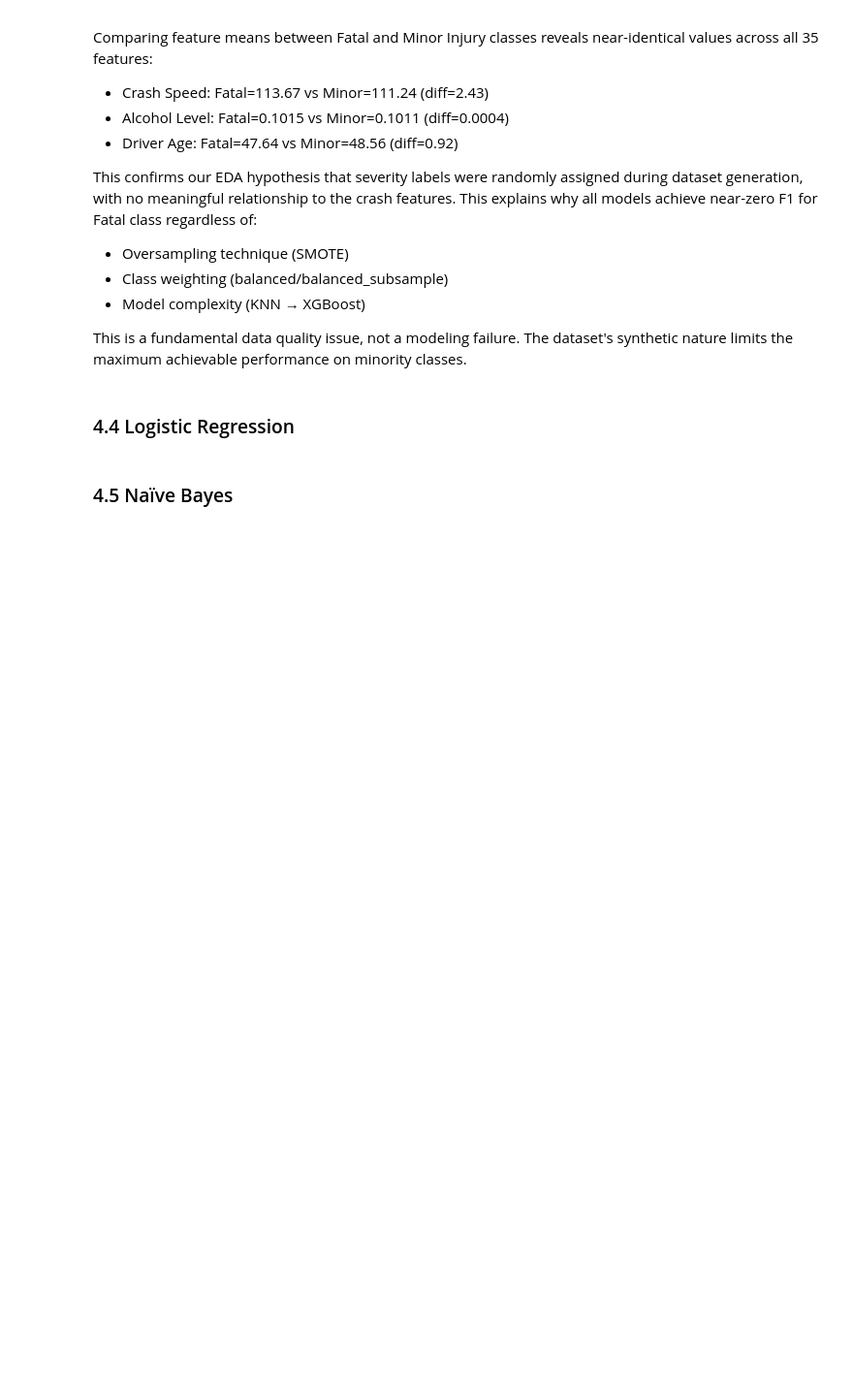
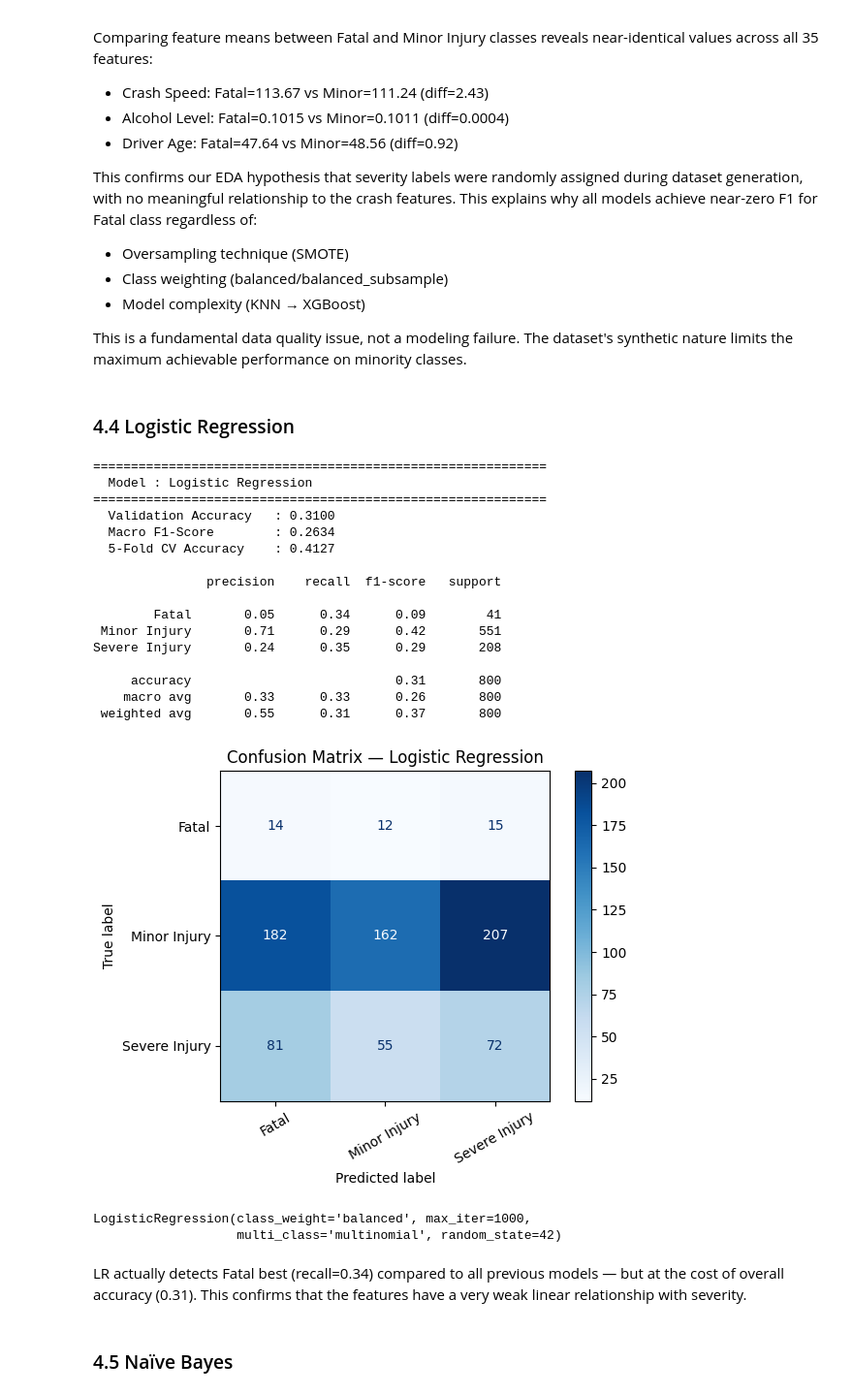
Before and after one commit to GannaReda/ML-55-20722, a Jupyter notebook: car_crash_severity_prediction.ipynb, the cells around one changed output. Shown at 97% size. Cells and saved outputs as stored; diff of their text form; code cells hidden in the pictures; blank space fills up the shorter version.

```diff
--- a/car_crash_severity_prediction.ipynb
+++ b/car_crash_severity_prediction.ipynb
@@ -1185,20 +1185,42 @@ performance on minority classes.
 # %% [markdown]
 ### 4.4 Logistic Regression
 # %%
+# ── Logistic Regression ────────────────────────────────────────
 lr = LogisticRegression(
     multi_class='multinomial',
     solver='lbfgs',
     max_iter=1000,
     C=1.0,               # regularization strength (smaller = stronger)
     class_weight='balanced',
-    random_state=RANDOM_STATE
+    random_state=42
 )
-evaluate_model('Logistic Regression', lr, X_train_sc, y_train, X_val_sc, y_val, use_scaled=True)
+evaluate_model('Logistic Regression', lr, X_val_sc, y_val)
 
-# Comment:
-# Logistic Regression models the probability of each class using a
-# log-odds linear combination of features. It requires feature scaling.
 # 'multinomial' mode extends binary LR to multi-class classification.
 # C controls regularization: lower C → stronger L2 penalty → simpler model.
+# class_weight='balanced' combined with SMOTE training data helps
+# the model pay more attention to minority classes (Fatal, Severe Injury).
+# %% [output]
+============================================================
+  Model : Logistic Regression
+============================================================
+  Validation Accuracy   : 0.3100
+  Macro F1-Score        : 0.2634
+  5-Fold CV Accuracy    : 0.4127
+
+               precision    recall  f1-score   support
+
+        Fatal       0.05      0.34      0.09        41
+ Minor Injury       0.71      0.29      0.42       551
+Severe Injury       0.24      0.35      0.29       208
+
+     accuracy                           0.31       800
+    macro avg       0.33      0.33      0.26       800
+ weighted avg       0.55      0.31      0.37       800
+[figure, added]
+LogisticRegression(class_weight='balanced', max_iter=1000,
+                   multi_class='multinomial', random_state=42)
+# %% [markdown]
+LR actually detects Fatal best (recall=0.34) compared to all previous models — but at the cost of overall accuracy (0.31). This confirms that the features have a very weak linear relationship with severity.
 # %% [markdown]
 ### 4.5 Naïve Bayes
```
Also changed, not shown: parts of 8 cells of this notebook.
